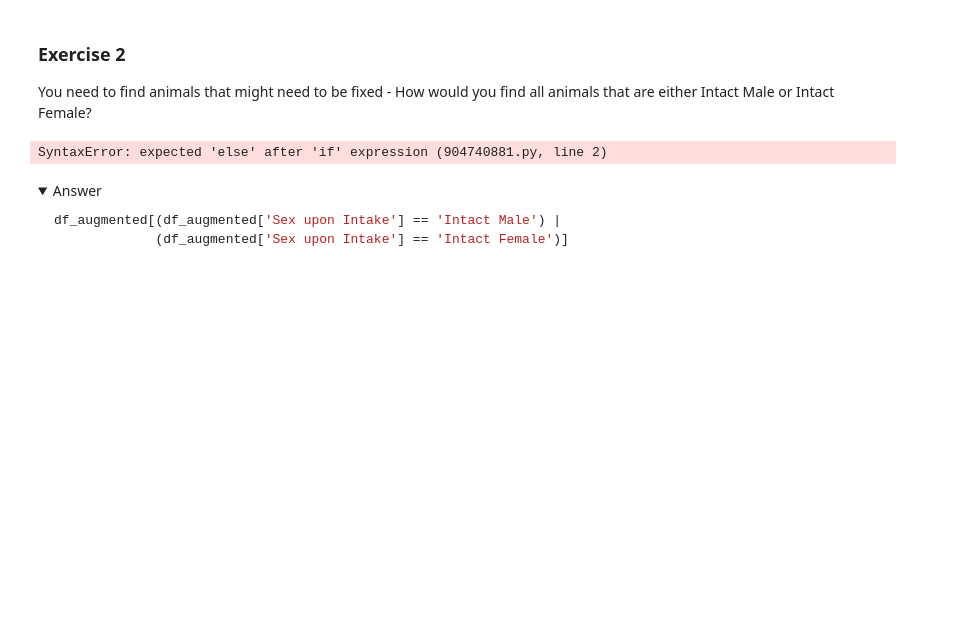
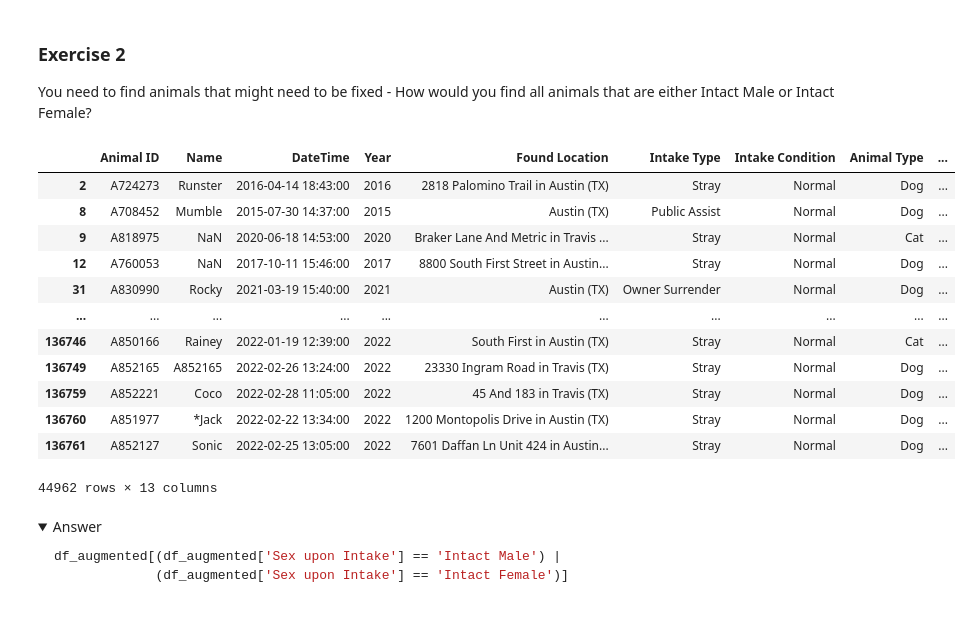
Before and after one commit to SangyunT/NATL-DS-051523, a Jupyter notebook: Phase1/pandas_dataframes_051723.ipynb, the cells around one changed output. Drawn from its saved outputs; the diff is of its cells as text; code cells hidden in the pictures; folded sections open; blank space fills up the shorter version.

```diff
--- a/Phase1/pandas_dataframes_051723.ipynb
+++ b/Phase1/pandas_dataframes_051723.ipynb
@@ -724,9 +734,23 @@ df_augmented.loc[(df_augmented['Animal Type'] == 'Dog') & (df_augmented['Intake
 You need to find animals that might need to be fixed - How would you find all animals that are either Intact Male or Intact Female?
 # %%
 # Your code here
-df_augmented.loc[df_augmented['Sex upon Intake']]
+# df_augmented.loc[(df_augmented['Sex upon Intake'] == 'Intact Male') or (df_augmented['Sex upon Intake'] == 'Intact Female')]
+
+df_augmented.loc[df_augmented['Sex upon Intake'] == ('Intact Male' or 'Intact Female')]
 # %% [output]
+|  | Animal ID | Name | DateTime | Year | Found Location | Intake Type | Intake Condition | Animal Type | ... |
+| 2 | A724273 | Runster | 2016-04-14 18:43:00 | 2016 | 2818 Palomino Trail in Austin (TX) | Stray | Normal | Dog | ... |
+| 8 | A708452 | Mumble | 2015-07-30 14:37:00 | 2015 | Austin (TX) | Public Assist | Normal | Dog | ... |
+| 9 | A818975 | NaN | 2020-06-18 14:53:00 | 2020 | Braker Lane And Metric in Travis ... | Stray | Normal | Cat | ... |
+| 12 | A760053 | NaN | 2017-10-11 15:46:00 | 2017 | 8800 South First Street in Austin... | Stray | Normal | Dog | ... |
+| 31 | A830990 | Rocky | 2021-03-19 15:40:00 | 2021 | Austin (TX) | Owner Surrender | Normal | Dog | ... |
+| ... | ... | ... | ... | ... | ... | ... | ... | ... | ... |
+| 136746 | A850166 | Rainey | 2022-01-19 12:39:00 | 2022 | South First in Austin (TX) | Stray | Normal | Cat | ... |
+| 136749 | A852165 | A852165 | 2022-02-26 13:24:00 | 2022 | 23330 Ingram Road in Travis (TX) | Stray | Normal | Dog | ... |
+| 136759 | A852221 | Coco | 2022-02-28 11:05:00 | 2022 | 45 And 183 in Travis (TX) | Stray | Normal | Dog | ... |
+| 136760 | A851977 | *Jack | 2022-02-22 13:34:00 | 2022 | 1200 Montopolis Drive in Austin (TX) | Stray | Normal | Dog | ... |
+| 136761 | A852127 | Sonic | 2022-02-25 13:05:00 | 2022 | 7601 Daffan Ln Unit 424 in Austin... | Stray | Normal | Dog | ... |
-SyntaxError: expected 'else' after 'if' expression (904740881.py, line 2)
+44962 rows × 13 columns
 # %% [markdown]
 <details>
     <summary>Answer</summary>
```
Also changed, not shown: parts of 3 cells of this notebook.
